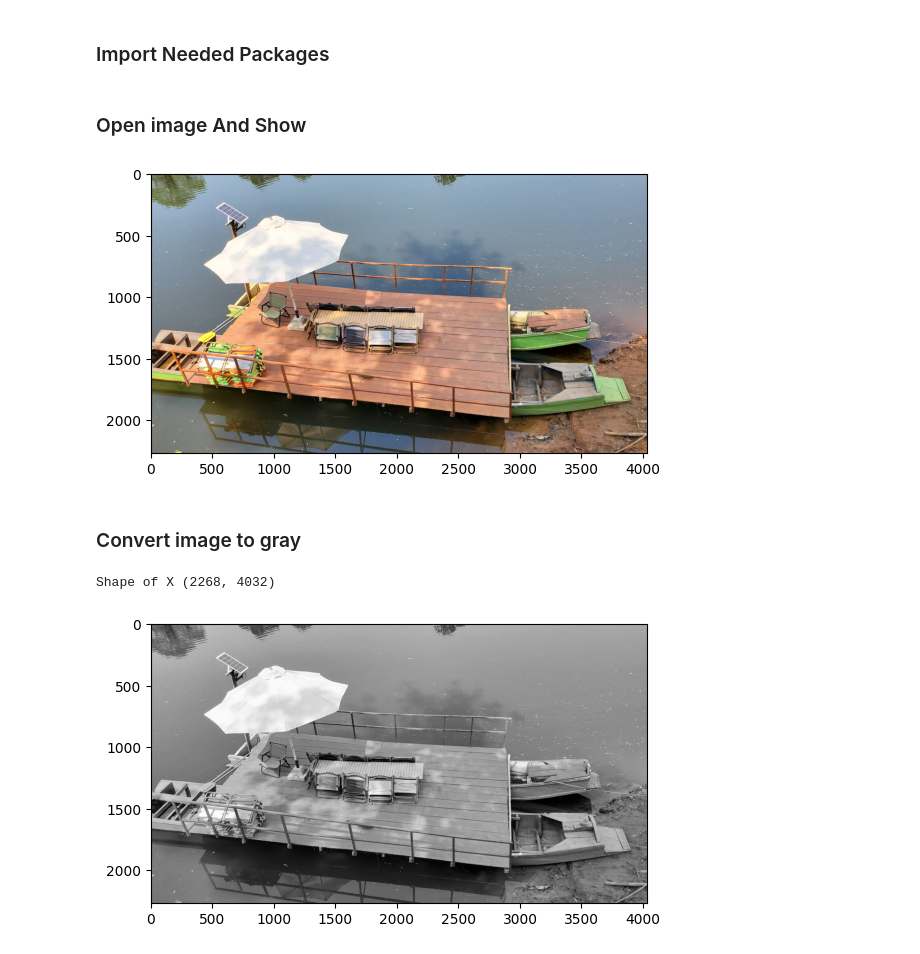
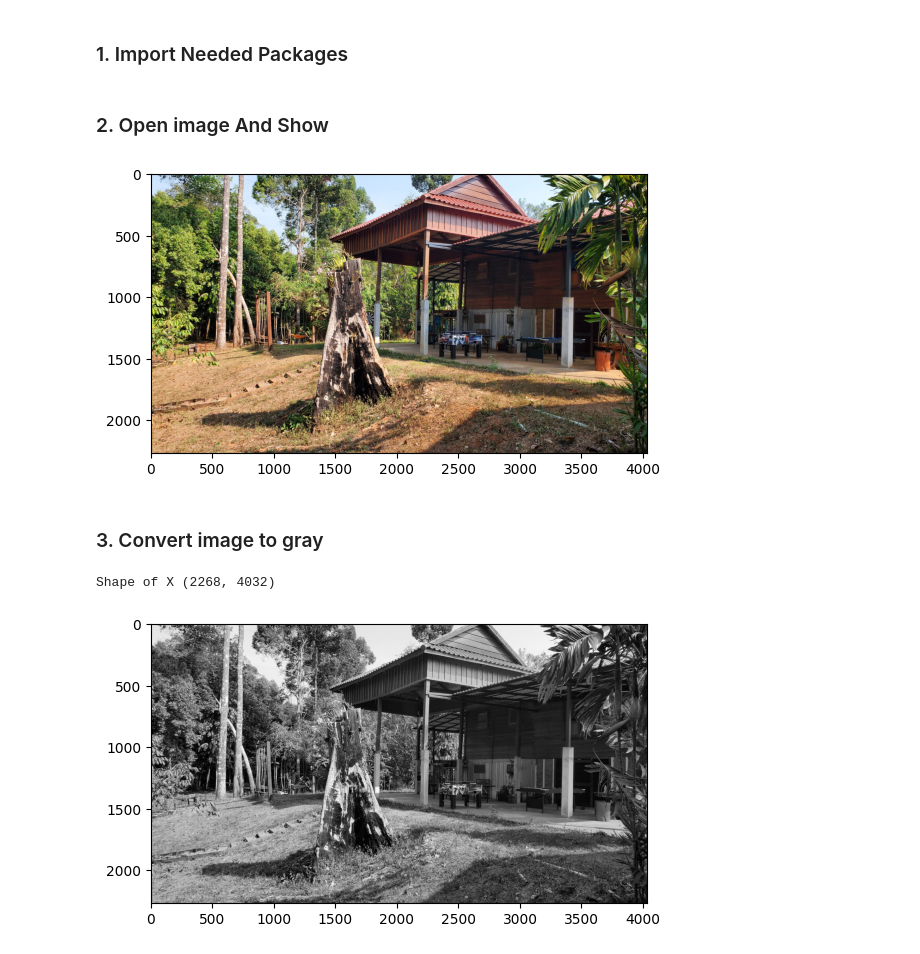
Before and after one commit to pheaktraa/SVD_mathProject, a Jupyter notebook: img_com_gray.ipynb, the cells around one changed output. Saved outputs shown, nothing was run; the diff lists cells and outputs as text; code cells hidden in the pictures.

```diff
--- a/img_com_gray.ipynb
+++ b/img_com_gray.ipynb
@@ -1,3 +1,3 @@
 # %% [markdown]
-### Import Needed Packages
+### 1. Import Needed Packages
 # %%
@@ -8,19 +12,18 @@ from matplotlib.image import imread # read image from a file
 # %% [markdown]
-### Open image And Show
+### 2. Open image And Show
-# %%
-# 2
-A = imread('/home/kanchnak/code/image-compression-with-SVD/images/boat.jpg')
-imt = plt.imshow(A)
-# %% [output]
-[figure, removed]
+# %%
+A = imread(imagePath)
+imt = plt.imshow(A)
+# %% [output]
+[figure, added]
 # %% [markdown]
-### Convert image to gray
+### 3. Convert image to gray
 # %%
 X = np.mean(A, -1); # Convert image to gray
 img = plt.imshow(X, cmap='gray')
 print("Shape of X", X.shape)
-plt.imsave(f"output_gray/boat_original.jpg", X, cmap='gray')
+plt.imsave(f"{outputPath}/original.jpg", X, cmap='gray')
 # %% [output]
 Shape of X (2268, 4032)
-[figure, old version]
+[figure, new version]
 # %% [markdown]
```
Also changed, not shown: parts of 9 cells of this notebook, 5 other files.
